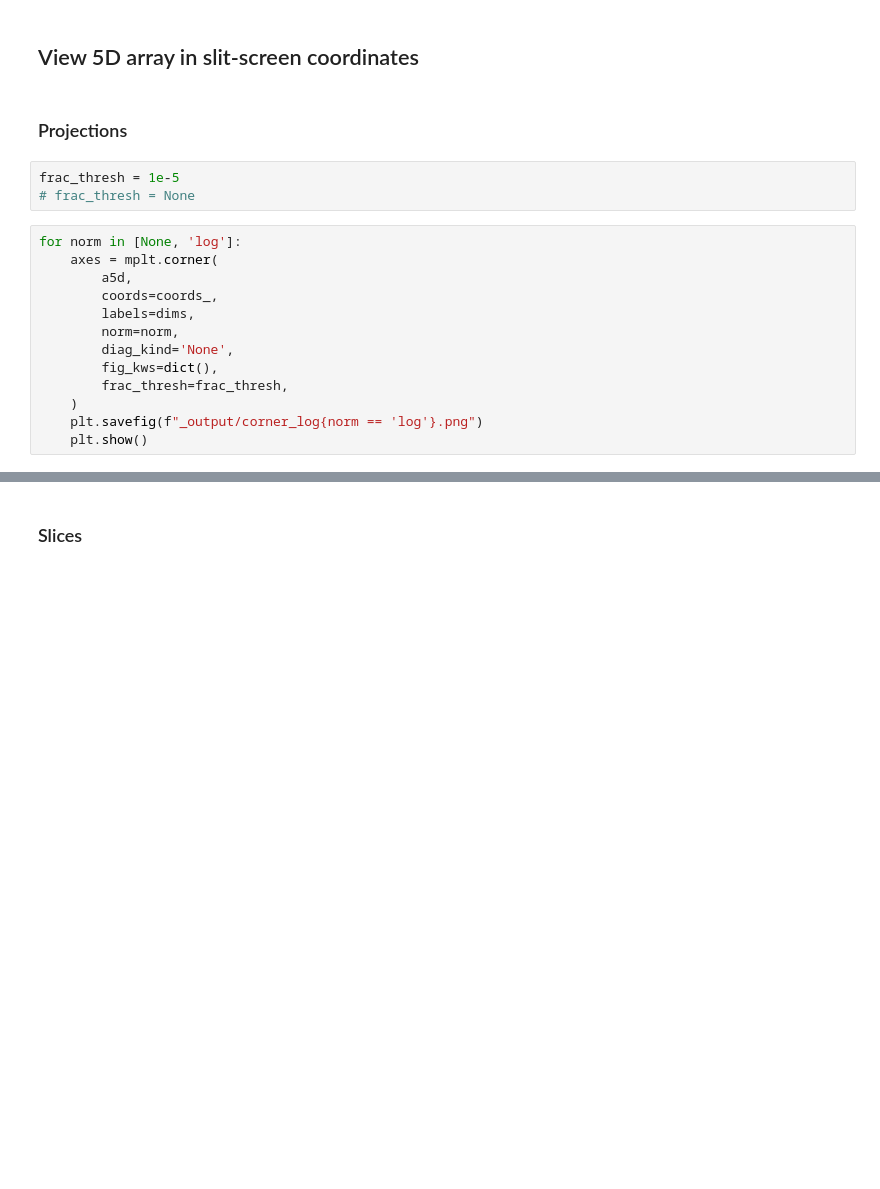
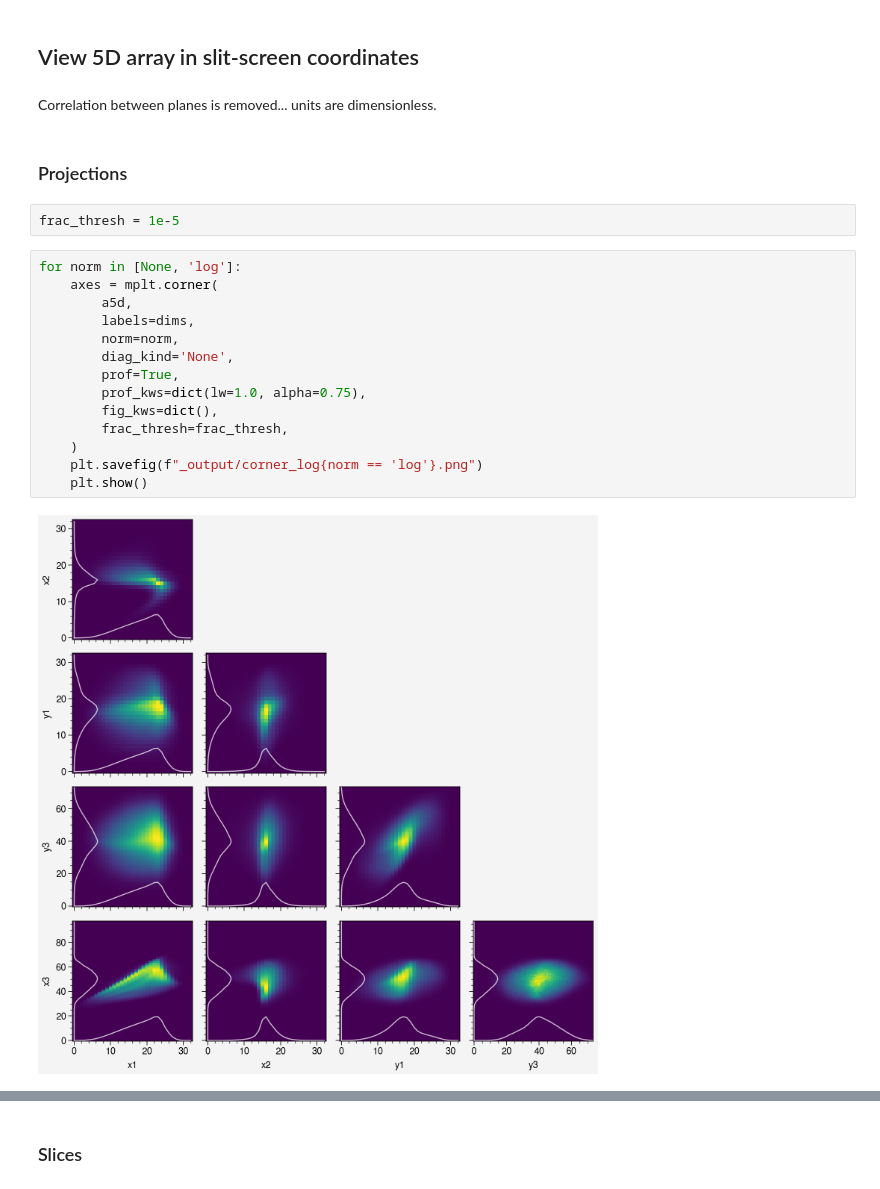
Before and after one commit to austin-hoover/analysis-sns-btf, a Jupyter notebook: scan3d/scan-xxpy-image-ypdE/scan-xxpy-image-ypdE_step3.ipynb, the cells around one changed output, grey strips where cells are left out. Drawn from its saved outputs; the diff is of its cells as text; blank space fills up the shorter version.

```diff
--- a/scan3d/scan-xxpy-image-ypdE/scan-xxpy-image-ypdE_step3.ipynb
+++ b/scan3d/scan-xxpy-image-ypdE/scan-xxpy-image-ypdE_step3.ipynb
@@ -186,21 +186,25 @@ dim = x2
   47.5  48.5]
 # %% [markdown]
 ## View 5D array in slit-screen coordinates
+# %% [markdown]
+Correlation between planes is removed... units are dimensionless.
 # %% [markdown]
 ### Projections
 # %%
 frac_thresh = 1e-5
-# frac_thresh = None
 # %%
 for norm in [None, 'log']:
     axes = mplt.corner(
         a5d,
-        coords=coords_,
         labels=dims,
         norm=norm,
         diag_kind='None',
+        prof=True,
+        prof_kws=dict(lw=1.0, alpha=0.75),
         fig_kws=dict(),
         frac_thresh=frac_thresh,
     )
     plt.savefig(f"_output/corner_log{norm == 'log'}.png")
     plt.show()
+# %% [output]
+[figure, added]
```
Also changed, not shown: parts of 37 cells of this notebook, 1 other file.
